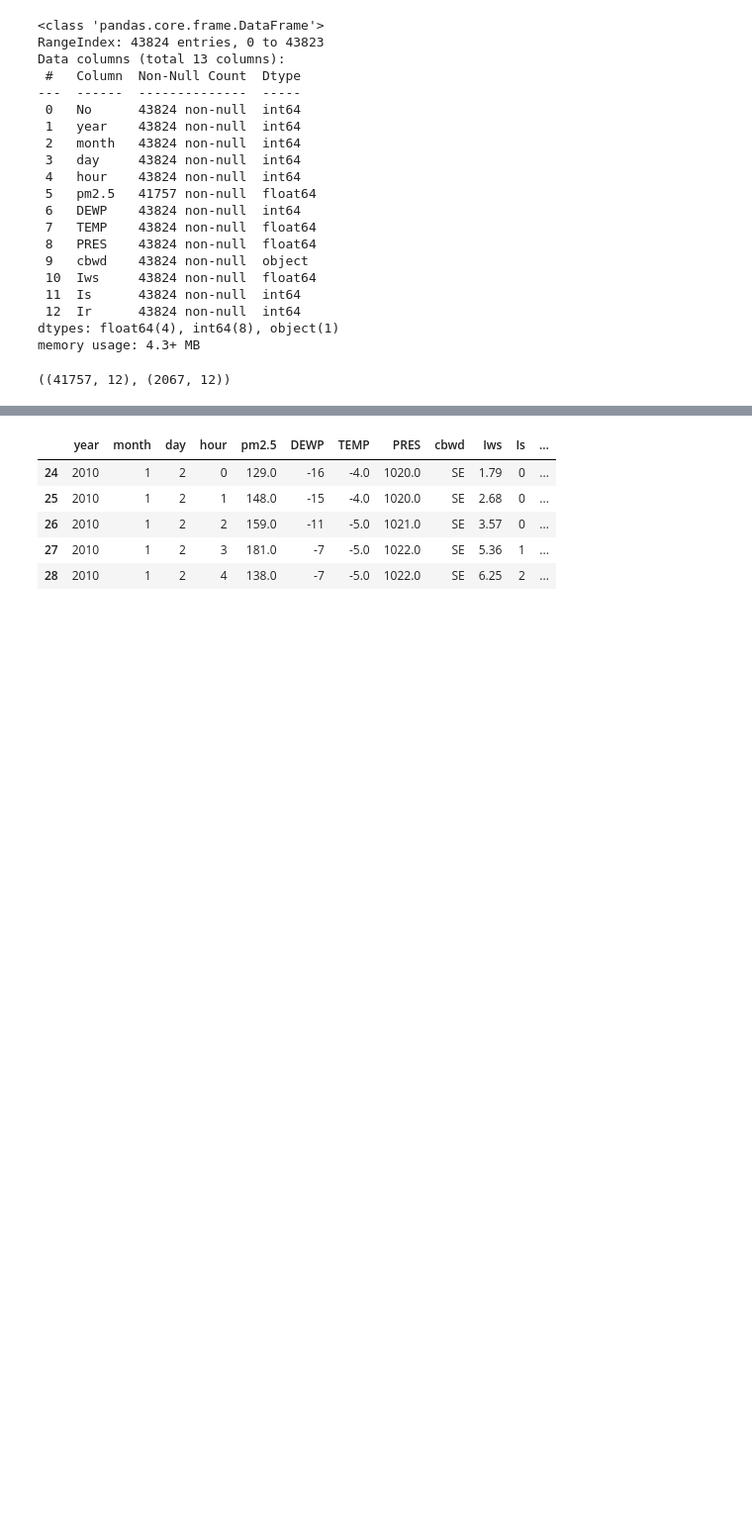
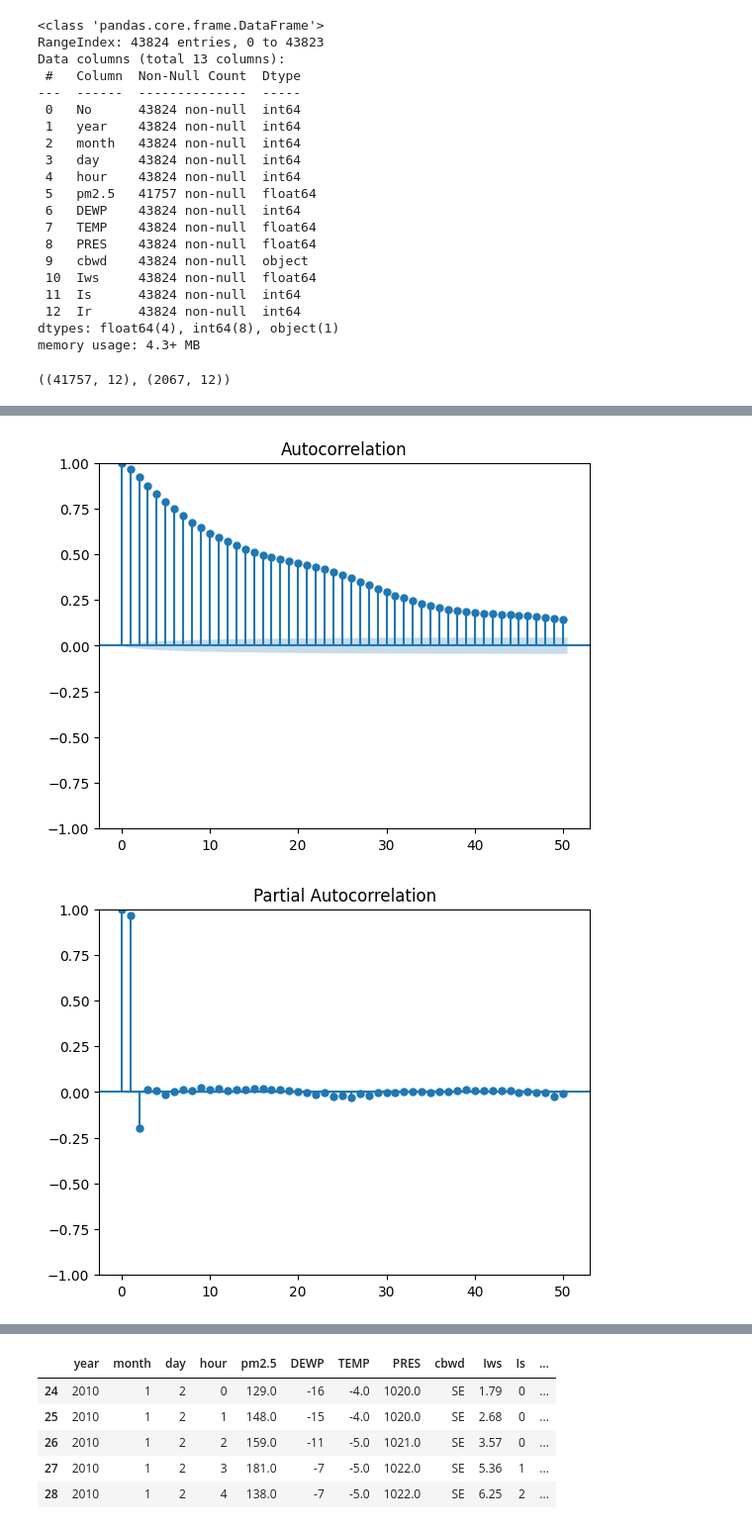
Before and after one commit to cameronliddle/Algorithms, a Jupyter notebook: AirQuality.ipynb, the cells around one changed output, grey strips where cells are left out. Shown at 99% size. Cells and saved outputs as stored; diff of their text form; code cells hidden in the pictures; blank space fills up the shorter version.

```diff
--- a/AirQuality.ipynb
+++ b/AirQuality.ipynb
@@ -110,0 +122,9 @@ train.shape, test.shape
+# %%
+from statsmodels.graphics.tsaplots import plot_acf, plot_pacf
+
+plot_acf(df['pm2.5'].dropna(), lags=50)
+plot_pacf(df['pm2.5'].dropna(), lags=50)
+plt.show()
+# %% [output]
+[figure, added]
+[figure, added]
```
Also changed, not shown: parts of 7 cells of this notebook.
